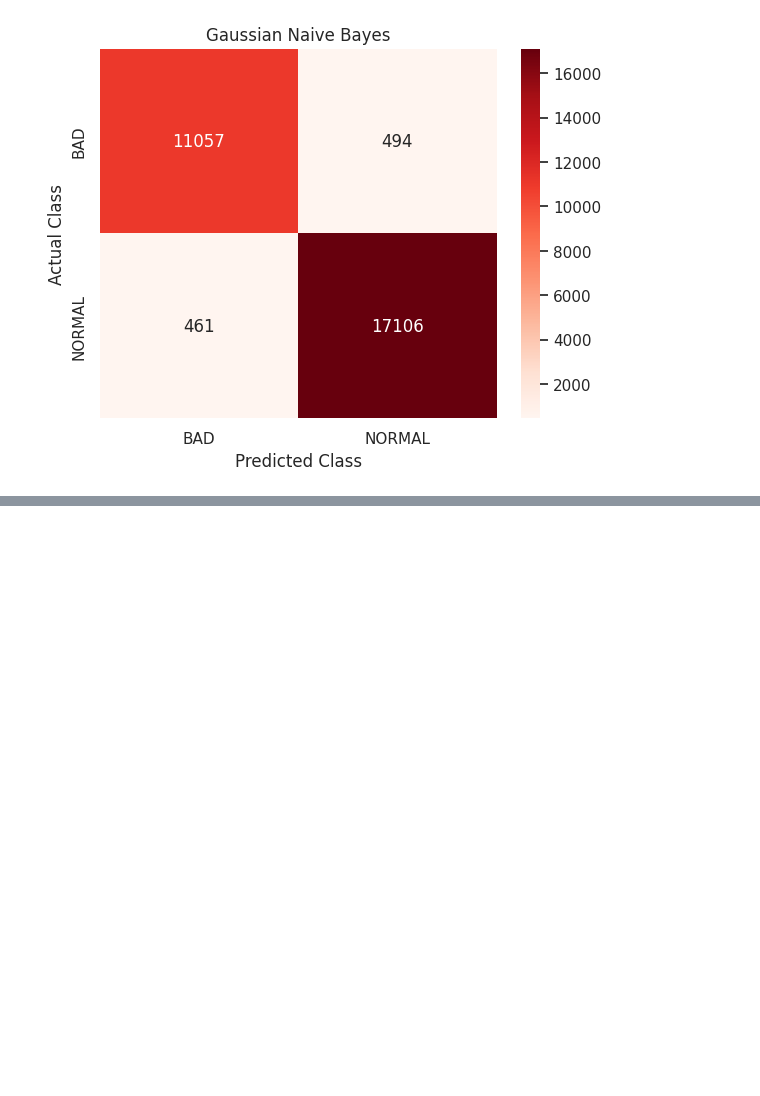
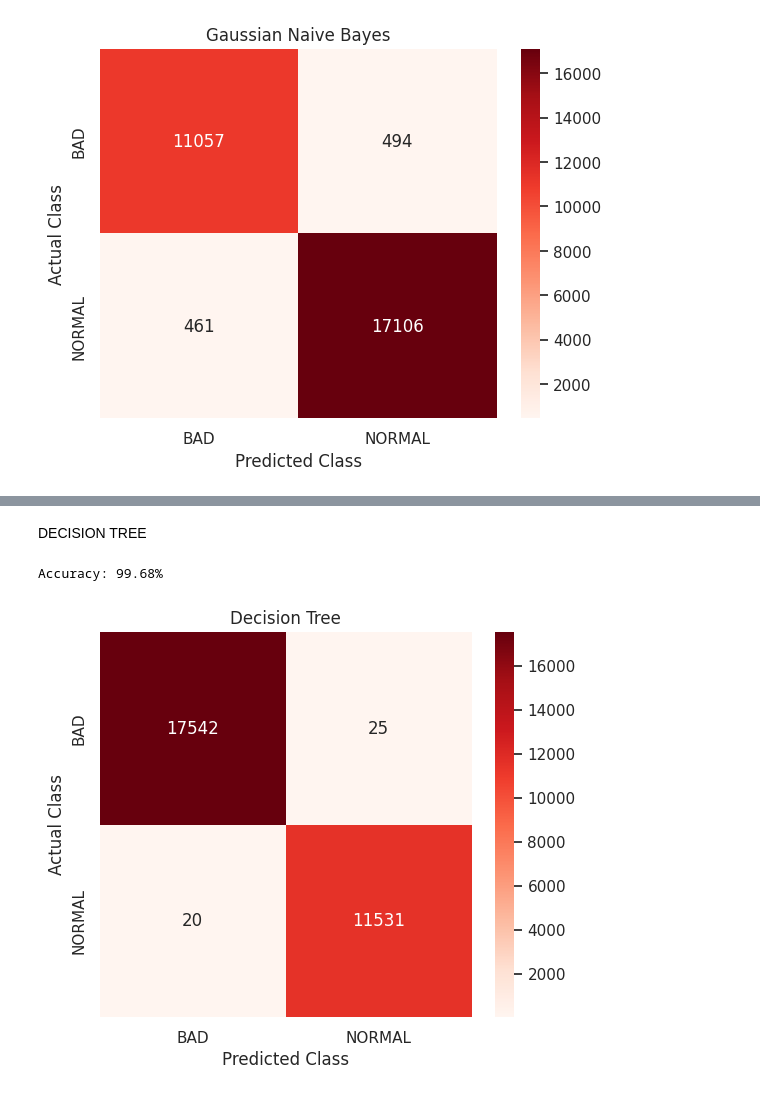
Before and after one commit to Itzswika/comparative_analysiss-, a Jupyter notebook: notebooks/kdd99.ipynb, the cells around one changed output, grey strips where cells are left out. Saved outputs shown, nothing was run; the diff lists cells and outputs as text; code cells hidden in the pictures; blank space fills up the shorter version.

```diff
--- a/notebooks/kdd99.ipynb
+++ b/notebooks/kdd99.ipynb
@@ -675,0 +718,32 @@ Accuracy: 96.7%
+# %% [markdown]
+DECISION TREE
+# %%
+
+df = pd.read_pickle('dt_dataset.pkl')
+df = df.sample(frac=1).reset_index(drop=True)
+
+# As training on large dataset takes time, thus reducing the training set
+training_data = df.iloc[:10000, :].values.tolist()
+testing_data = df.iloc[int(np.ceil(.80 * df.shape[0])):, :].values.tolist()
+
+my_tree = build_tree(training_data)
+
+actual, predicted = [], []
+for row in testing_data:
+    actual.append(row[-1])
+    predicted.append(sorted(classify(row, my_tree).items(), key = lambda x: x[1], reverse = True)[0][0])
+
+acc = accuracy(np.array(actual), np.array(predicted))
+print(f"Accuracy: {acc}%")
+
+
+# Visualize confusion matrix
+plt.figure(figsize=(6, 5))
+sns.heatmap(fp, annot=True, fmt='d', cmap='Reds', xticklabels=['BAD', 'NORMAL'], yticklabels=['BAD', 'NORMAL'])
+plt.xlabel('Predicted Class')
+plt.ylabel('Actual Class')
+plt.title('Decision Tree')
+plt.show()
+# %% [output]
+Accuracy: 99.68%
+[figure, added]
```
Also changed, not shown: parts of 5 cells of this notebook.
